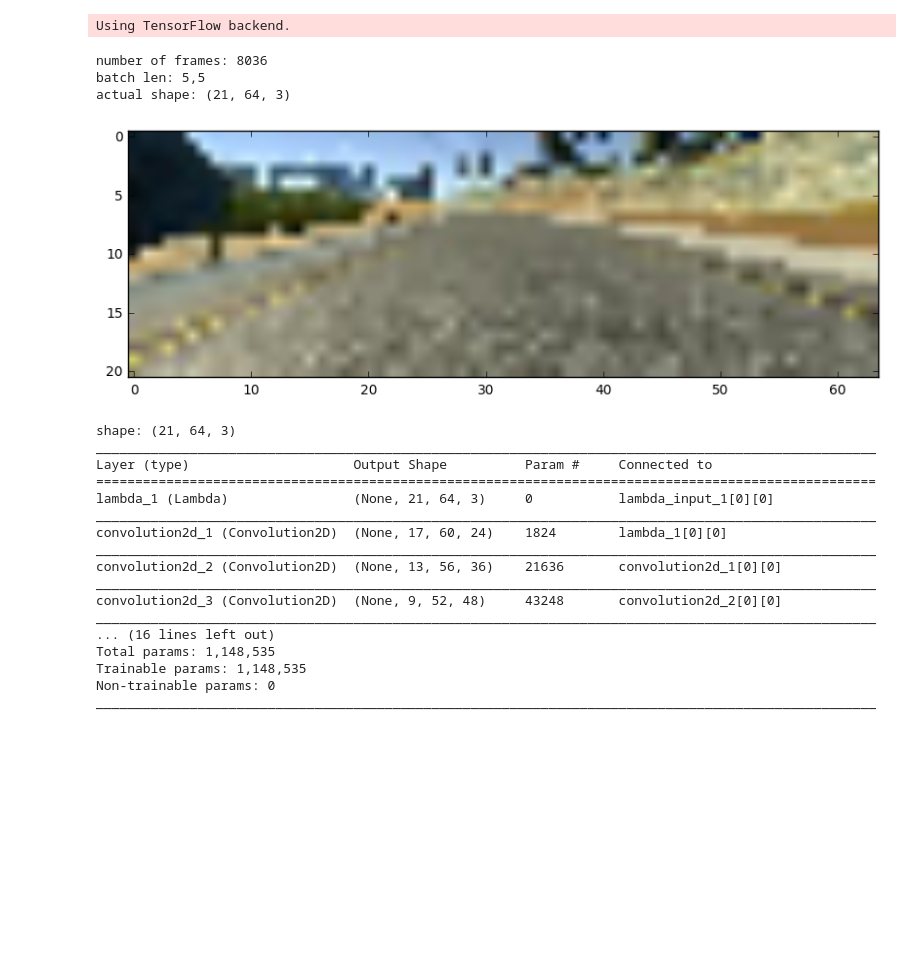
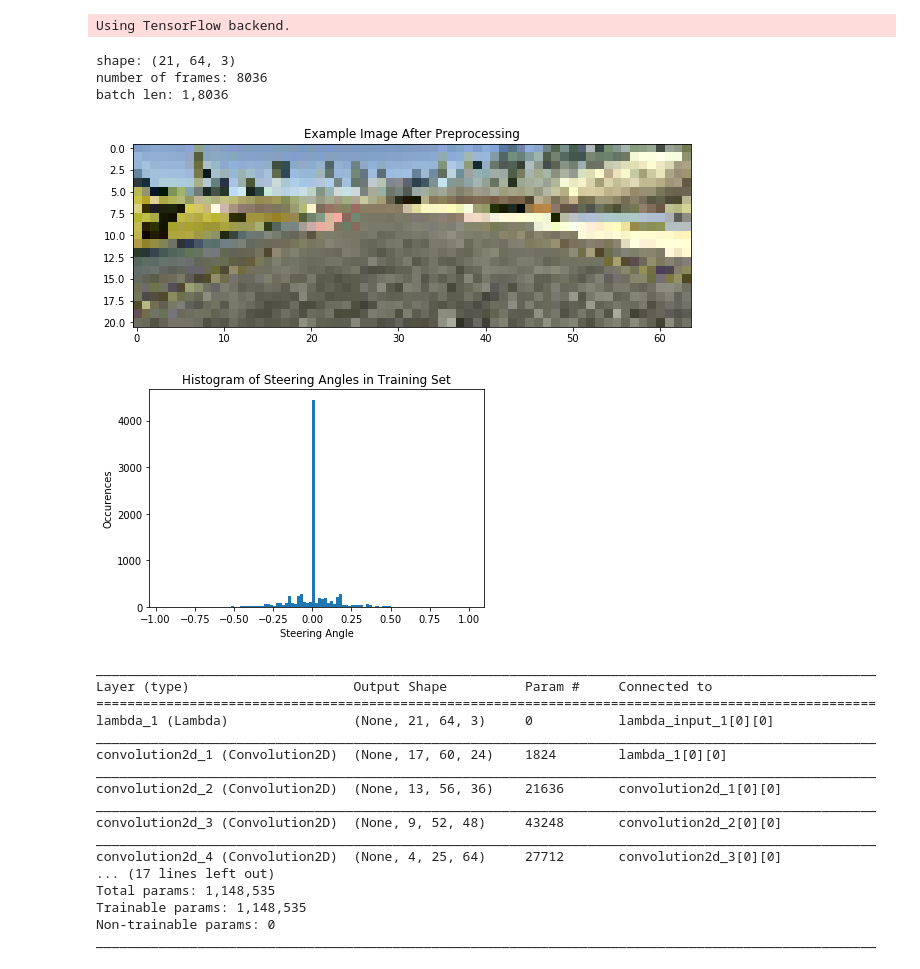
Before and after one commit to mjbeauregard/CarND-BehavioralCloning, a Jupyter notebook: BehavioralCloning.ipynb, the cells around one changed output. Cells and saved outputs as stored; diff of their text form; code cells hidden in the pictures; blank space fills up the shorter version.

Commit message:
Add dropout and draw steering angle histogram

```diff
--- a/BehavioralCloning.ipynb
+++ b/BehavioralCloning.ipynb
@@ -49,10 +49,10 @@ class Frame:
             offset = 0
         elif camera == 1:
             image_name = self.left_image
-            offset = 0.11
+            offset = 0.25
         elif camera == 2:
             image_name = self.right_image
-            offset = -0.11
+            offset = -0.25
 
         angle = self.steering_angle + offset
         image = read_image(image_name)
@@ -85,27 +85,37 @@ def frame_generator(frames, batch_size=128, training=True):
             angles.append(angle)
 
         yield (np.array(images), np.array(angles))
-
-# use the generator to produce an example output image
-g = frame_generator(frames, batch_size=1, training=True)
-images, angles = next(g)
-
-plt.figure(figsize=(10,10))
-plt.imshow(images[0])
-
-print("number of frames: {}".format(num_frames))
-print("batch len: {},{}".format(len(images), len(angles)))
 # %% [output]
 Using TensorFlow backend.
-number of frames: 8036
-batch len: 5,5
-actual shape: (21, 64, 3)
-[figure, removed]
+# %%
+# use the generator to produce an example output image
+g = frame_generator(frames, batch_size=1, training=True)
+images, angles = next(g)
+input_shape = images[0].shape
+
+# Plot example input image after preprocessing
+fig, ax = plt.subplots(figsize=(10,10))
+ax.set_title('Example Image After Preprocessing')
+plt.imshow(images[0])
+
+# Plot histogram of training data steering angles
+angles = [f.steering_angle for f in frames]
+fig, ax = plt.subplots()
+ax.set_xlabel('Steering Angle')
+ax.set_ylabel('Occurences')
+ax.set_title('Histogram of Steering Angles in Training Set')
+plt.hist(angles, bins=101)
+
+print("shape: {}".format(input_shape))
+print("number of frames: {}".format(num_frames))
+print("batch len: {},{}".format(len(images), len(angles)))
+# %% [output]
+shape: (21, 64, 3)
+number of frames: 8036
+batch len: 1,8036
+[figure, added]
+[figure, added]
 # %%
-input_shape = images[0].shape
-
-print("shape: {}".format(input_shape))
-
 model = Sequential()
 model.add(Lambda(lambda x: x/128.0 - 1.0,input_shape=input_shape))
 model.add(Convolution2D(24, 5, 5, border_mode='valid', activation='relu', input_shape=input_shape))
@@ -114,6 +124,7 @@ model.add(Convolution2D(48, 5, 5, border_mode='valid', activation='relu', input_
 model.add(Convolution2D(64, 3, 3, border_mode='valid', activation='relu', subsample=(2,2), input_shape=input_shape))
 model.add(Convolution2D(64, 3, 3, border_mode='valid', activation='relu', subsample=(2,2), input_shape=input_shape))
 model.add(Flatten())
+model.add(Dropout(0.5))
 model.add(Dense(1164, activation='relu'))
 model.add(Dense(100, activation='relu'))
 model.add(Dense(50, activation='relu'))
@@ -123,7 +134,6 @@ model.add(Dense(1))
 model.compile(optimizer='adam', loss='mean_squared_error', metrics=['accuracy'])
 model.summary()
 # %% [output]
-shape: (21, 64, 3)
 ____________________________________________________________________________________________________
 Layer (type)                     Output Shape          Param #     Connected to
 ====================================================================================================
@@ -135,7 +145,8 @@ convolution2d_2 (Convolution2D)  (None, 13, 56, 36)    21636       convolution2d
 ____________________________________________________________________________________________________
 convolution2d_3 (Convolution2D)  (None, 9, 52, 48)     43248       convolution2d_2[0][0]
 ____________________________________________________________________________________________________
-... (16 lines left out)
+convolution2d_4 (Convolution2D)  (None, 4, 25, 64)     27712       convolution2d_3[0][0]
+... (17 lines left out)
 Total params: 1,148,535
 Trainable params: 1,148,535
 Non-trainable params: 0
```
Also changed, not shown: parts of 1 cell of this notebook, 2 other files.
